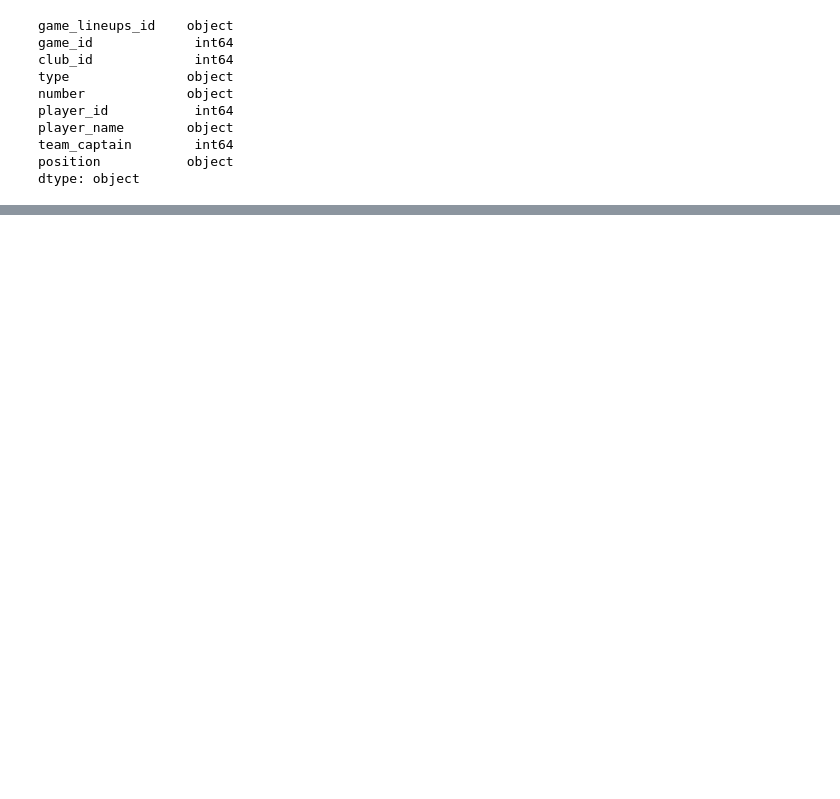
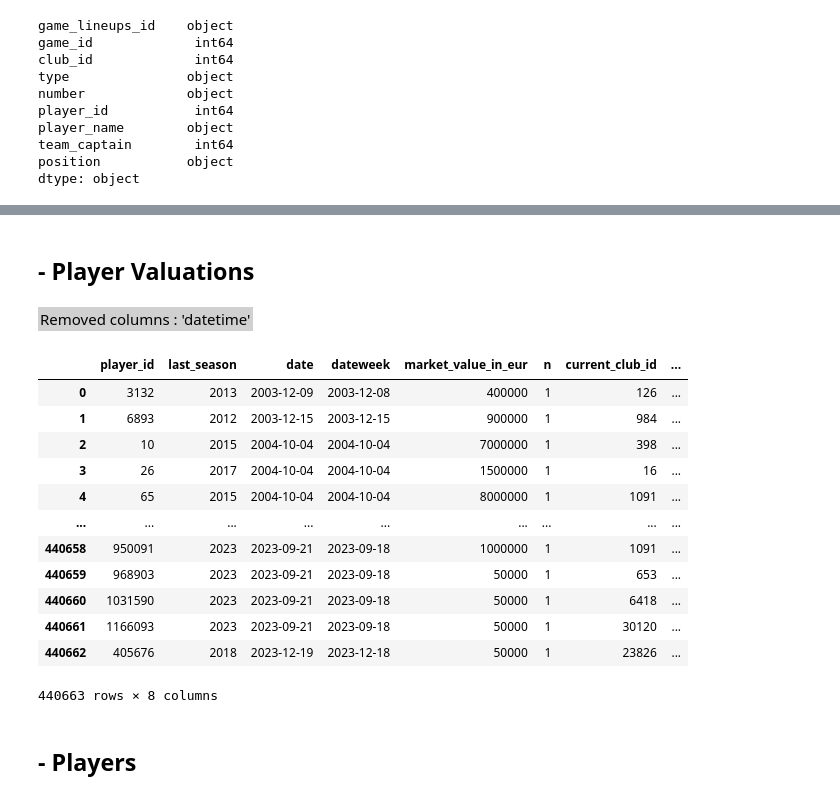
Before and after one commit to ZakAbourida/IUM-TWEB-UniTo, a Jupyter notebook: MainDirectory/Python Part/DataAnalysis.ipynb, the cells around one changed output, grey strips where cells are left out. Saved outputs shown, nothing was run; the diff lists cells and outputs as text; code cells hidden in the pictures; blank space fills up the shorter version.

```diff
--- a/MainDirectory/Python Part/DataAnalysis.ipynb
+++ b/MainDirectory/Python Part/DataAnalysis.ipynb
@@ -369,0 +439,3 @@ dtype: object
+# %%
+player_valuations_df['date'] = pd.to_datetime(player_valuations_df['date'])
+player_valuations_df['dateweek'] = pd.to_datetime(player_valuations_df['dateweek'])
@@ -369,0 +617,30 @@ dtype: object
+# %% [markdown]
+## - Player Valuations
+# %%
+player_valuations_df = player_valuations_df[[
+    'player_id', 'last_season',  #'datetime',
+    'date', 'dateweek',
+    'market_value_in_eur', 'n', 'current_club_id',
+    'player_club_domestic_competition_id'
+]]
+# %% [markdown]
+<span style="background-color: #d0d0d0; color: black; padding: 2px;">Removed columns : 'datetime'
+</span>
+# %%
+player_valuations_df
+# %% [output]
+|  | player_id | last_season | date | dateweek | market_value_in_eur | n | current_club_id | ... |
+| 0 | 3132 | 2013 | 2003-12-09 | 2003-12-08 | 400000 | 1 | 126 | ... |
+| 1 | 6893 | 2012 | 2003-12-15 | 2003-12-15 | 900000 | 1 | 984 | ... |
+| 2 | 10 | 2015 | 2004-10-04 | 2004-10-04 | 7000000 | 1 | 398 | ... |
+| 3 | 26 | 2017 | 2004-10-04 | 2004-10-04 | 1500000 | 1 | 16 | ... |
+| 4 | 65 | 2015 | 2004-10-04 | 2004-10-04 | 8000000 | 1 | 1091 | ... |
+| ... | ... | ... | ... | ... | ... | ... | ... | ... |
+| 440658 | 950091 | 2023 | 2023-09-21 | 2023-09-18 | 1000000 | 1 | 1091 | ... |
+| 440659 | 968903 | 2023 | 2023-09-21 | 2023-09-18 | 50000 | 1 | 653 | ... |
+| 440660 | 1031590 | 2023 | 2023-09-21 | 2023-09-18 | 50000 | 1 | 6418 | ... |
+| 440661 | 1166093 | 2023 | 2023-09-21 | 2023-09-18 | 50000 | 1 | 30120 | ... |
+| 440662 | 405676 | 2018 | 2023-12-19 | 2023-12-18 | 50000 | 1 | 23826 | ... |
+440663 rows × 8 columns
+# %% [markdown]
+## - Players
```
Also changed, not shown: parts of 48 cells of this notebook.
